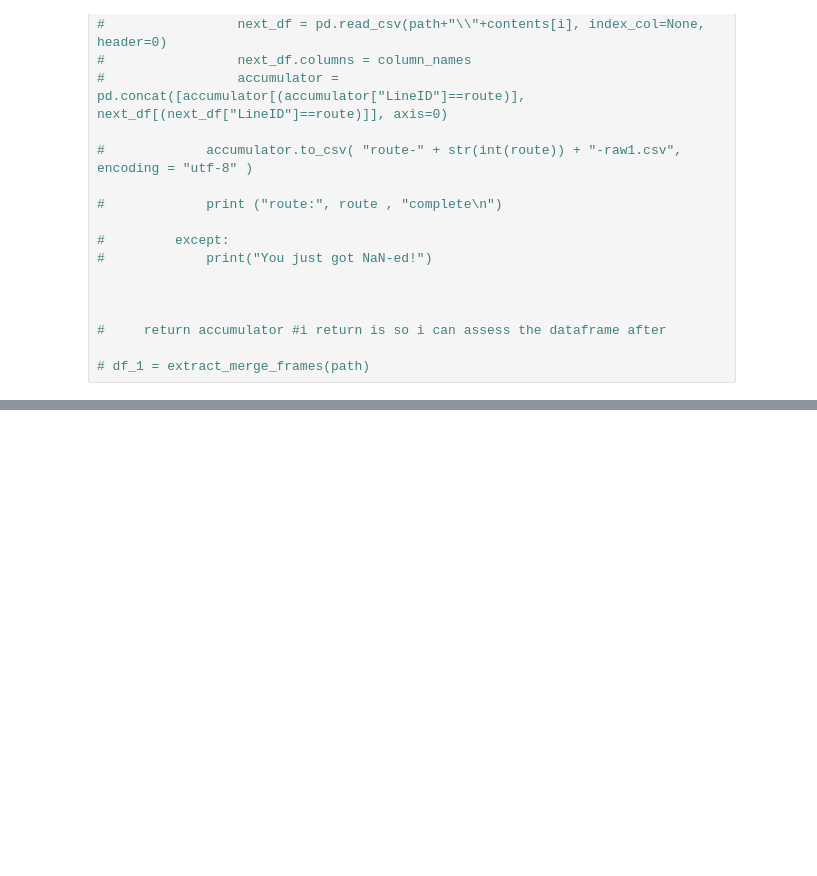
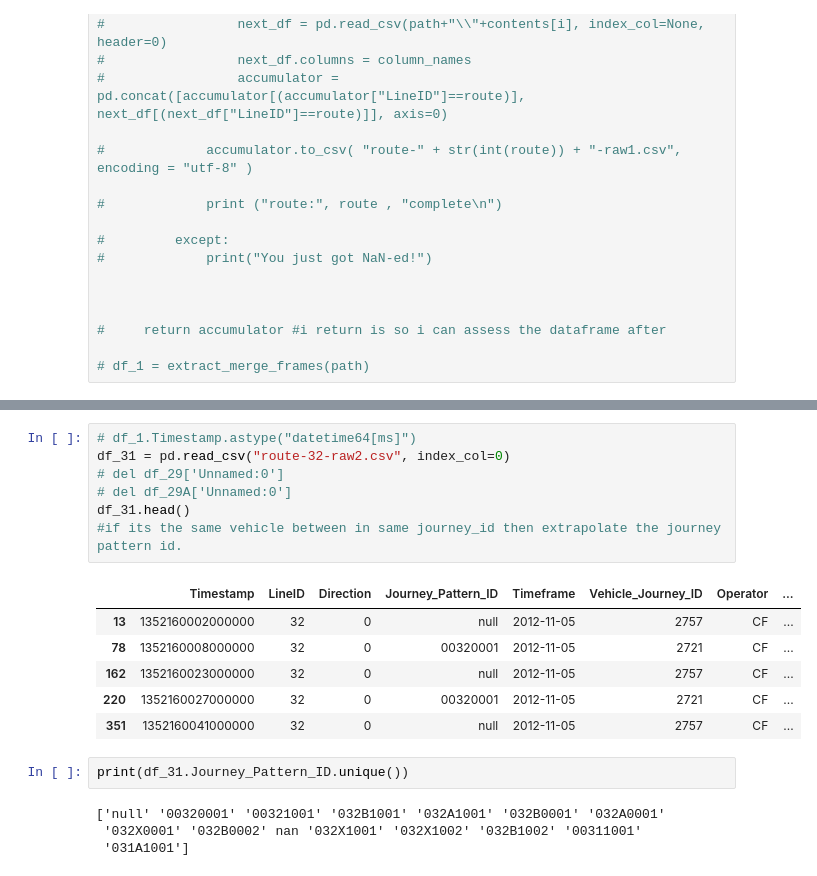
Before and after one commit to andrew-ocallaghan-ie/The11thHour, a Jupyter notebook: DublinBusApp/DataAnalytics/DataQualityPlan.ipynb, the cells around one changed output, grey strips where cells are left out. Saved outputs shown, nothing was run; the diff lists cells and outputs as text; blank space fills up the shorter version.

```diff
--- a/DublinBusApp/DataAnalytics/DataQualityPlan.ipynb
+++ b/DublinBusApp/DataAnalytics/DataQualityPlan.ipynb
@@ -326,0 +514,20 @@ df_1
+# %%
+# df_1.Timestamp.astype("datetime64[ms]")
+df_31 = pd.read_csv("route-32-raw2.csv", index_col=0)
+# del df_29['Unnamed:0']
+# del df_29A['Unnamed:0']
+df_31.head()
+#if its the same vehicle between in same journey_id then extrapolate the journey pattern id.
+# %% [output]
+|  | Timestamp | LineID | Direction | Journey_Pattern_ID | Timeframe | Vehicle_Journey_ID | Operator | ... |
+| 13 | 1352160002000000 | 32 | 0 | null | 2012-11-05 | 2757 | CF | ... |
+| 78 | 1352160008000000 | 32 | 0 | 00320001 | 2012-11-05 | 2721 | CF | ... |
+| 162 | 1352160023000000 | 32 | 0 | null | 2012-11-05 | 2757 | CF | ... |
+| 220 | 1352160027000000 | 32 | 0 | 00320001 | 2012-11-05 | 2721 | CF | ... |
+| 351 | 1352160041000000 | 32 | 0 | null | 2012-11-05 | 2757 | CF | ... |
+# %%
+print(df_31.Journey_Pattern_ID.unique())
+# %% [output]
+['null' '00320001' '00321001' '032B1001' '032A1001' '032B0001' '032A0001'
+ '032X0001' '032B0002' nan '032X1001' '032X1002' '032B1002' '00311001'
+ '031A1001']
```
Also changed, not shown: parts of 23 cells of this notebook, 1 other file.
